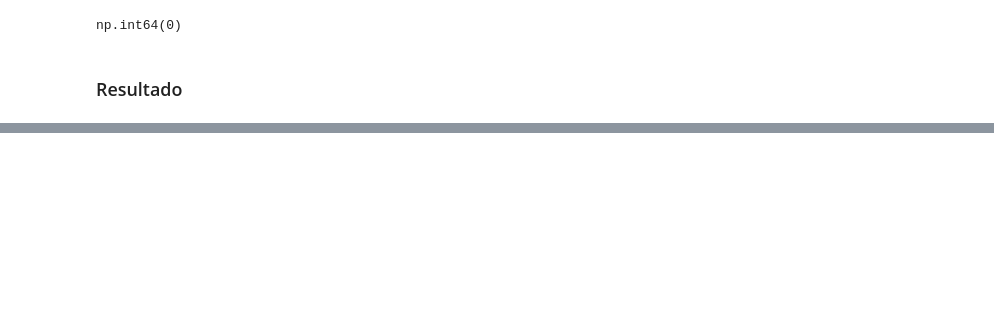
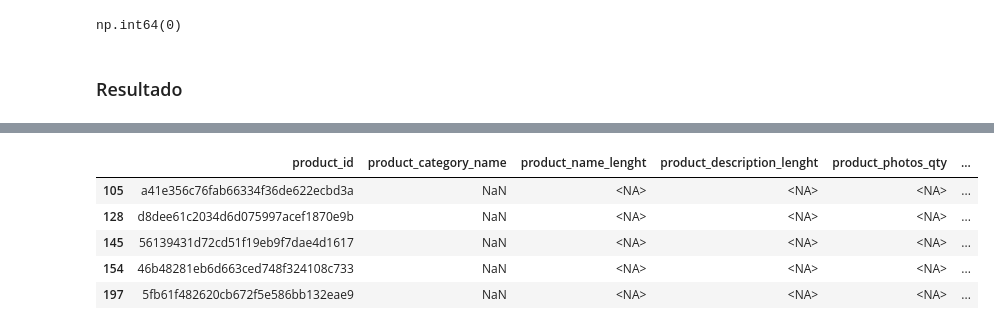
Before and after one commit to walleceoli/Projeto-Ecomerce-Olist, a Jupyter notebook: carregar_dados.ipynb, the cells around one changed output, grey strips where cells are left out. Saved outputs shown, nothing was run; the diff lists cells and outputs as text; code cells hidden in the pictures; blank space fills up the shorter version.

```diff
--- a/carregar_dados.ipynb
+++ b/carregar_dados.ipynb
@@ -711,0 +843,4 @@ Representa a data de
+# %%
+produt_conjun_dados['product_name_lenght'] = produt_conjun_dados['product_name_lenght'].astype('Int64')
+produt_conjun_dados['product_description_lenght'] = produt_conjun_dados['product_description_lenght'].astype('Int64')
+produt_conjun_dados['product_photos_qty'] = produt_conjun_dados['product_photos_qty'].astype('Int64')
@@ -711,0 +860,11 @@ Representa a data de
+# %%
+df_nulos_products = produt_conjun_dados[
+    produt_conjun_dados['product_name_lenght'].isnull()]
+df_nulos_products.head()
+# %% [output]
+|  | product_id | product_category_name | product_name_lenght | product_description_lenght | product_photos_qty | ... |
+| 105 | a41e356c76fab66334f36de622ecbd3a | NaN | <NA> | <NA> | <NA> | ... |
+| 128 | d8dee61c2034d6d075997acef1870e9b | NaN | <NA> | <NA> | <NA> | ... |
+| 145 | 56139431d72cd51f19eb9f7dae4d1617 | NaN | <NA> | <NA> | <NA> | ... |
+| 154 | 46b48281eb6d663ced748f324108c733 | NaN | <NA> | <NA> | <NA> | ... |
+| 197 | 5fb61f482620cb672f5e586bb132eae9 | NaN | <NA> | <NA> | <NA> | ... |
```
Also changed, not shown: parts of 38 cells of this notebook.
